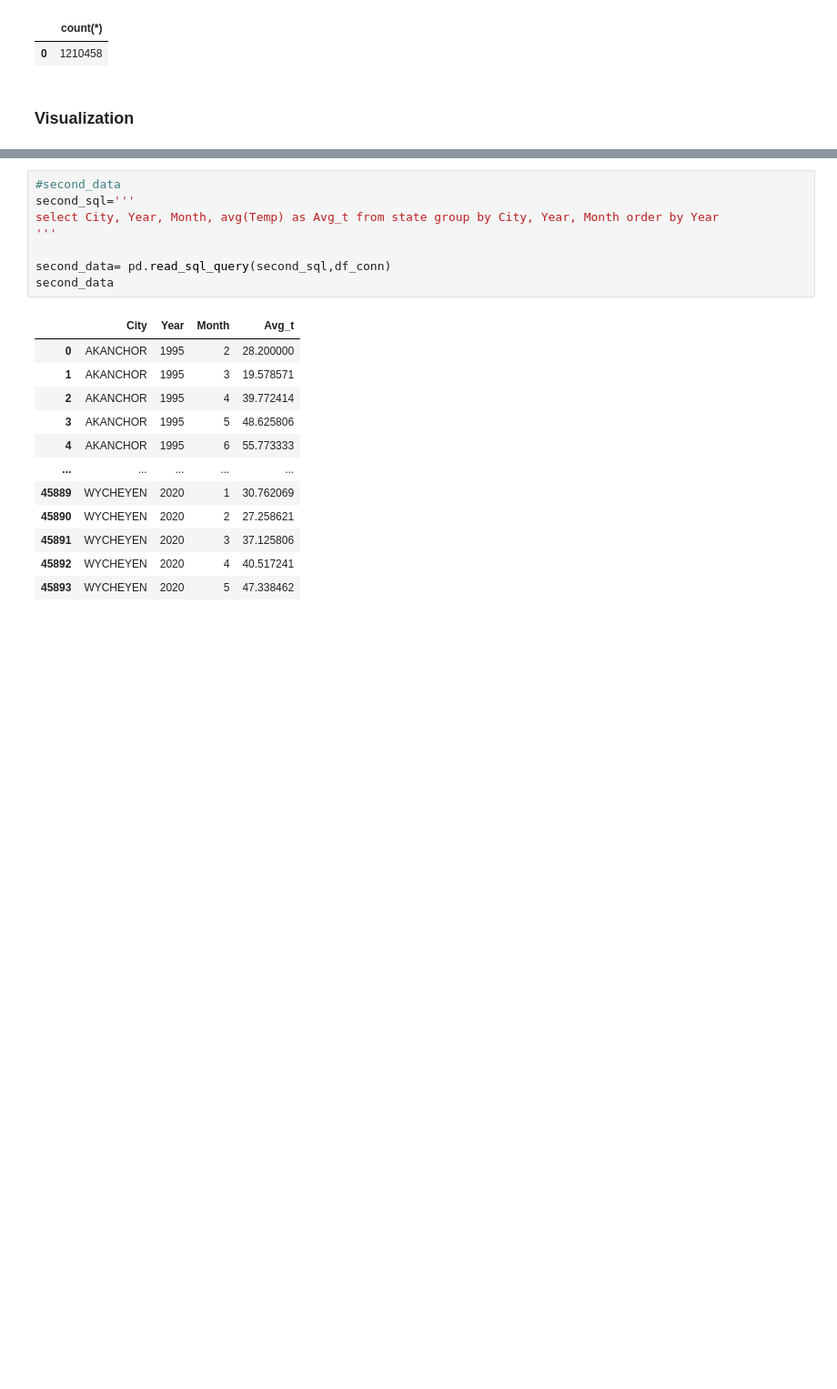
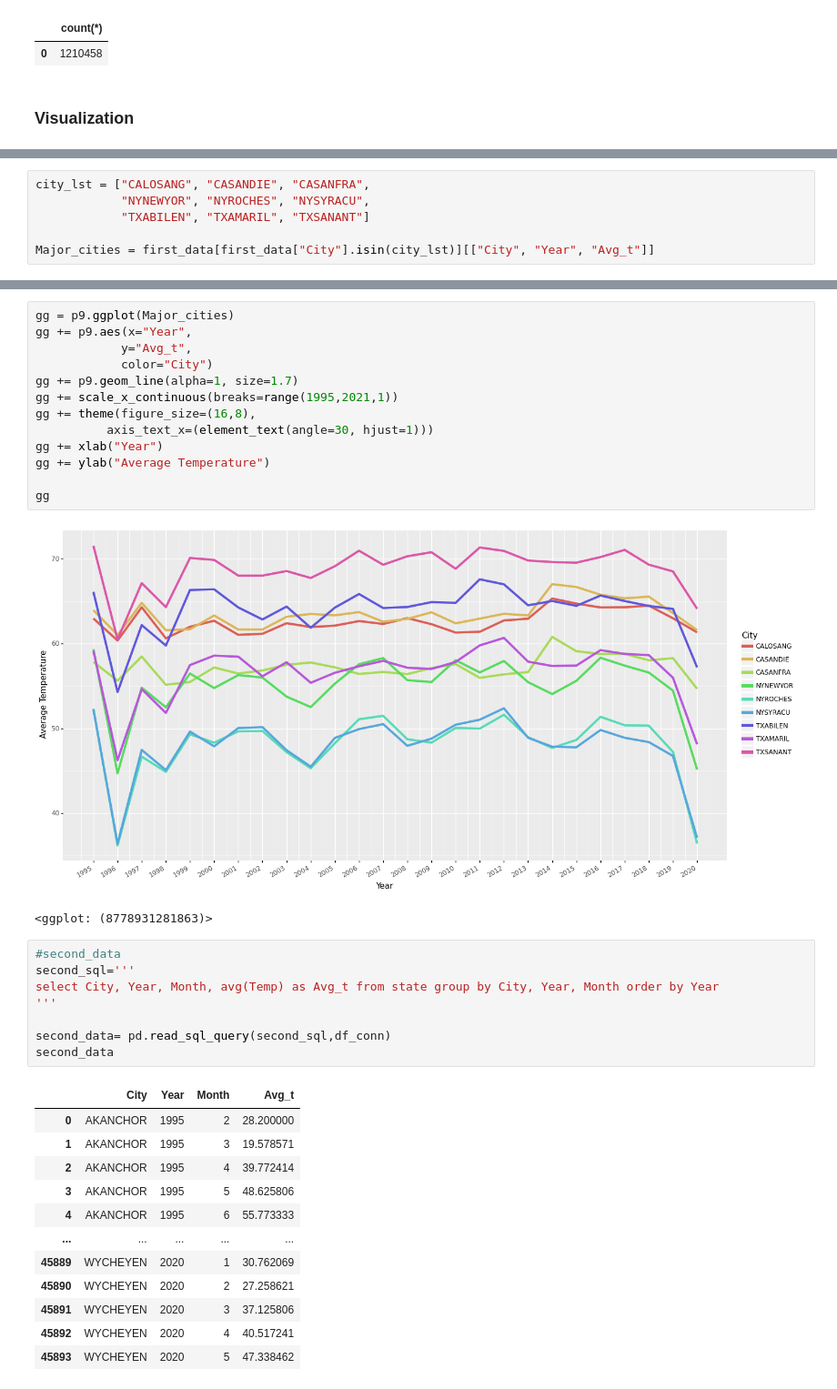
Before and after one commit to Wook22/UC-DAVIS, a Jupyter notebook: STA141B/STA141B.ipynb, the cells around one changed output, grey strips where cells are left out. Shown at 91% size. Drawn from its saved outputs; the diff is of its cells as text; blank space fills up the shorter version.

Commit message:
first merge

```diff
--- a/STA141B/STA141B.ipynb
+++ b/STA141B/STA141B.ipynb
@@ -441,0 +455,6 @@ first_data
+# %%
+city_lst = ["CALOSANG", "CASANDIE", "CASANFRA",
+            "NYNEWYOR", "NYROCHES", "NYSYRACU",
+            "TXABILEN", "TXAMARIL", "TXSANANT"]
+
+Major_cities = first_data[first_data["City"].isin(city_lst)][["City", "Year", "Avg_t"]]
@@ -442,3 +481,19 @@ first_data
+# %%
+gg = p9.ggplot(Major_cities)
+gg += p9.aes(x="Year",
+            y="Avg_t",
+            color="City")
+gg += p9.geom_line(alpha=1, size=1.7)
+gg += scale_x_continuous(breaks=range(1995,2021,1))
+gg += theme(figure_size=(16,8),
+          axis_text_x=(element_text(angle=30, hjust=1)))
+gg += xlab("Year")
+gg += ylab("Average Temperature")
+
+gg
+# %% [output]
+[figure, added]
+<ggplot: (8778931281863)>
 # %%
 #second_data
 second_sql='''
```
Also changed, not shown: parts of 12 cells of this notebook, 1 other file.
